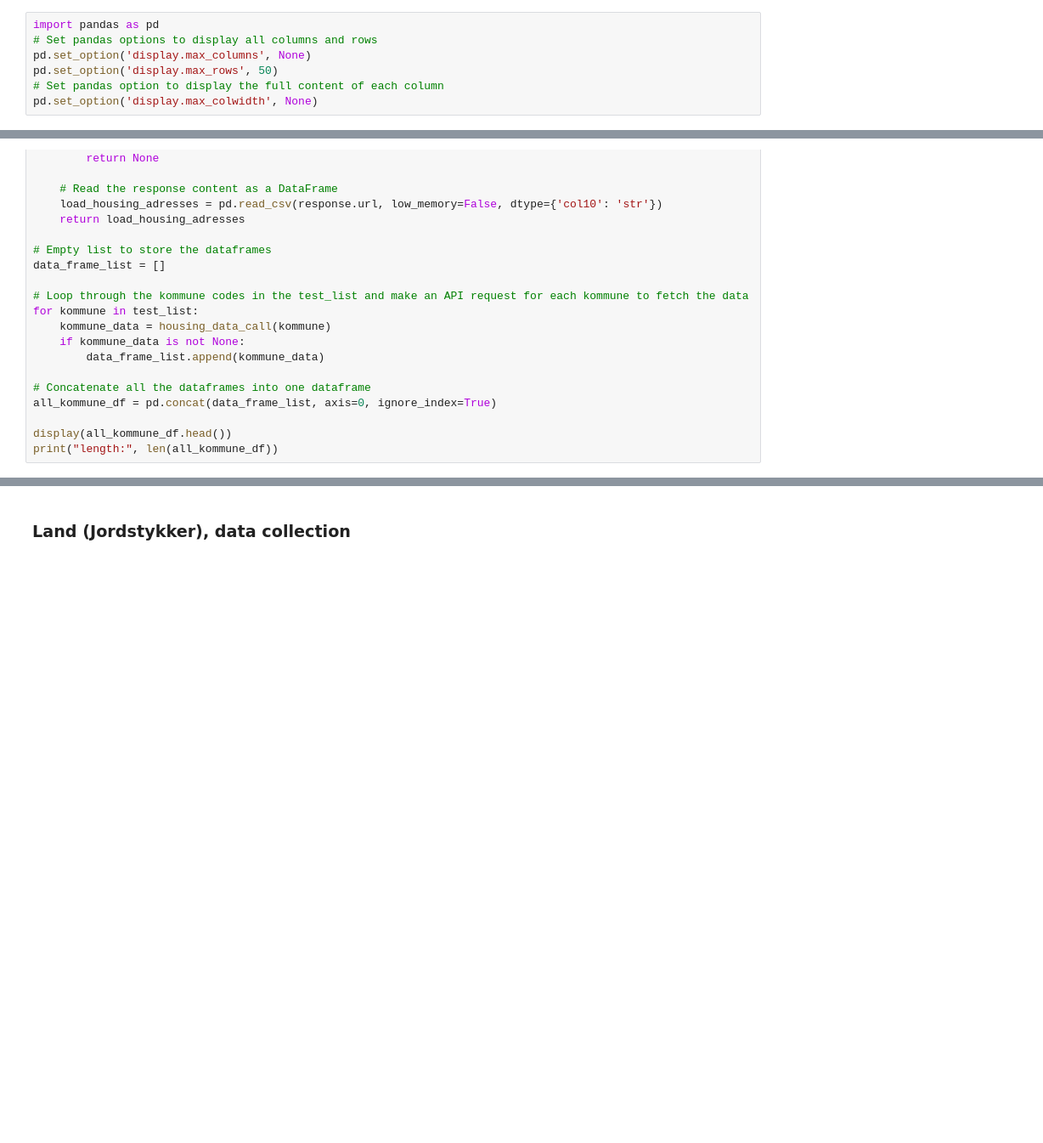
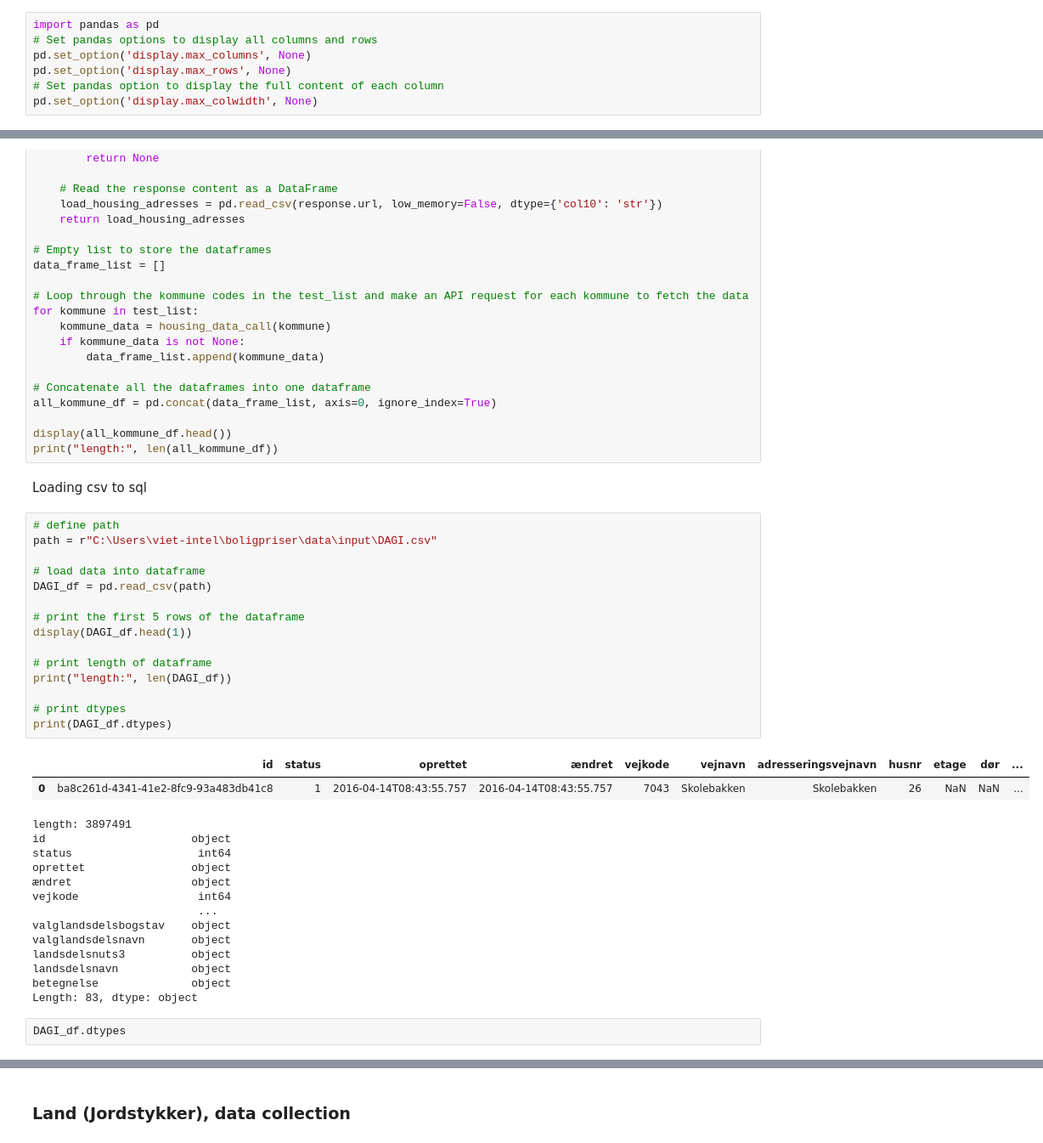
Before and after one commit to vietnhprivat/realestate_priceforecasting, a Jupyter notebook: src/dataload.ipynb, the cells around one changed output, grey strips where cells are left out. Shown at 85% size. Saved outputs shown, nothing was run; the diff lists cells and outputs as text; blank space fills up the shorter version.

```diff
--- a/src/dataload.ipynb
+++ b/src/dataload.ipynb
@@ -8,7 +8,7 @@ Pandas indstillinger
 import pandas as pd
 # Set pandas options to display all columns and rows
 pd.set_option('display.max_columns', None)
-pd.set_option('display.max_rows', 50)
+pd.set_option('display.max_rows', None)
 # Set pandas option to display the full content of each column
 pd.set_option('display.max_colwidth', None)
 # %% [markdown]
@@ -102,3 +100,38 @@ all_kommune_df = pd.concat(data_frame_list, axis=0, ignore_index=True)
 
 display(all_kommune_df.head())
 print("length:", len(all_kommune_df))
+# %% [markdown]
+Loading csv to sql
+# %%
+# define path
+path = r"C:\Users\viet-intel\boligpriser\data\input\DAGI.csv"
+
+# load data into dataframe
+DAGI_df = pd.read_csv(path)
+
+# print the first 5 rows of the dataframe
+display(DAGI_df.head(1))
+
+# print length of dataframe
+print("length:", len(DAGI_df))
+
+# print dtypes
+print(DAGI_df.dtypes)
+# %% [output]
+|  | id | status | oprettet | ændret | vejkode | vejnavn | adresseringsvejnavn | husnr | etage | dør | ... |
+| 0 | ba8c261d-4341-41e2-8fc9-93a483db41c8 | 1 | 2016-04-14T08:43:55.757 | 2016-04-14T08:43:55.757 | 7043 | Skolebakken | Skolebakken | 26 | NaN | NaN | ... |
+length: 3897491
+id                      object
+status                   int64
+oprettet                object
+ændret                  object
+vejkode                  int64
+                         ...
+valglandsdelsbogstav    object
+valglandsdelsnavn       object
+landsdelsnuts3          object
+landsdelsnavn           object
+betegnelse              object
+Length: 83, dtype: object
+# %%
+DAGI_df.dtypes
```
Also changed, not shown: parts of 14 cells of this notebook, 1 other file.
